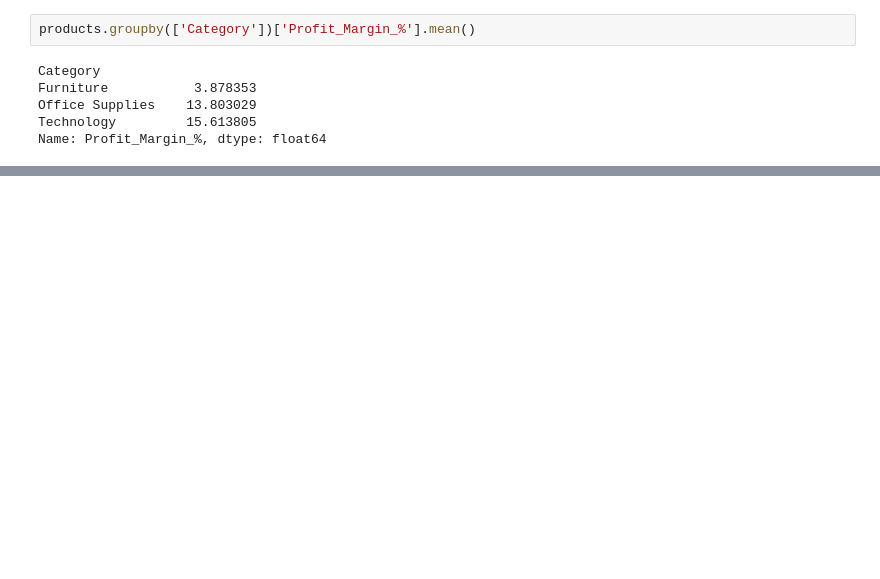
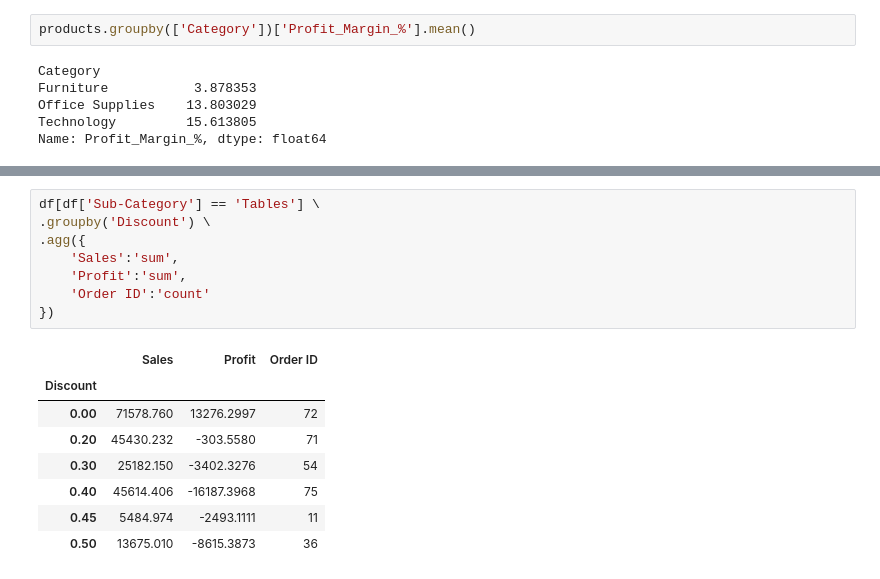
Before and after one commit to rahul-1419/RCA-Sales-Super-Store, a Jupyter notebook: RCA/RCA-Notebook.ipynb, the cells around one changed output, grey strips where cells are left out. Saved outputs shown, nothing was run; the diff lists cells and outputs as text; blank space fills up the shorter version.

```diff
--- a/RCA/RCA-Notebook.ipynb
+++ b/RCA/RCA-Notebook.ipynb
@@ -183,0 +286,17 @@ products.groupby('Discount')[['Sales', 'Profit']].sum()
+# %%
+df[df['Sub-Category'] == 'Tables'] \
+.groupby('Discount') \
+.agg({
+    'Sales':'sum',
+    'Profit':'sum',
+    'Order ID':'count'
+})
+# %% [output]
+|  | Sales | Profit | Order ID |
+| Discount |  |  |  |
+| 0.00 | 71578.760 | 13276.2997 | 72 |
+| 0.20 | 45430.232 | -303.5580 | 71 |
+| 0.30 | 25182.150 | -3402.3276 | 54 |
+| 0.40 | 45614.406 | -16187.3968 | 75 |
+| 0.45 | 5484.974 | -2493.1111 | 11 |
+| 0.50 | 13675.010 | -8615.3873 | 36 |
```
Also changed, not shown: parts of 16 cells of this notebook.
